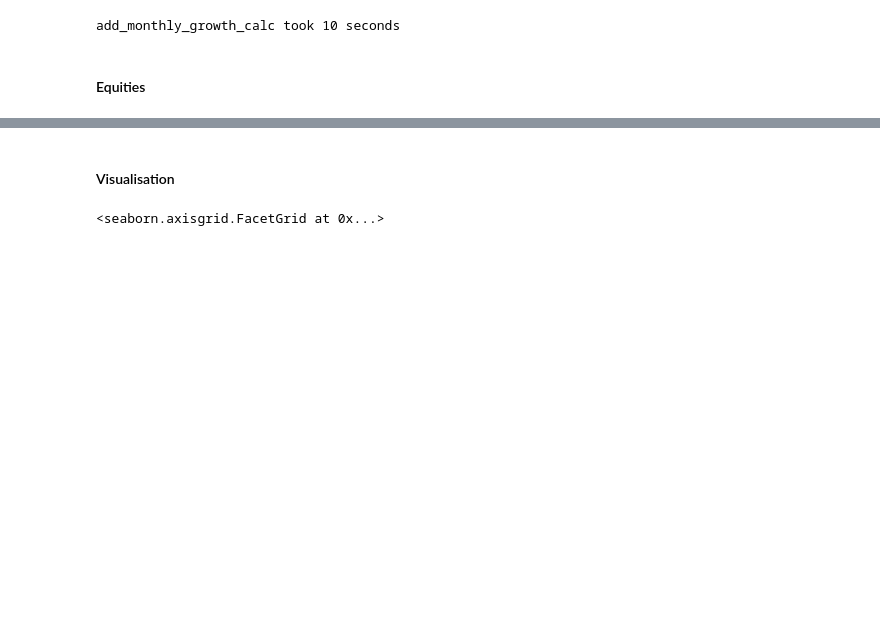
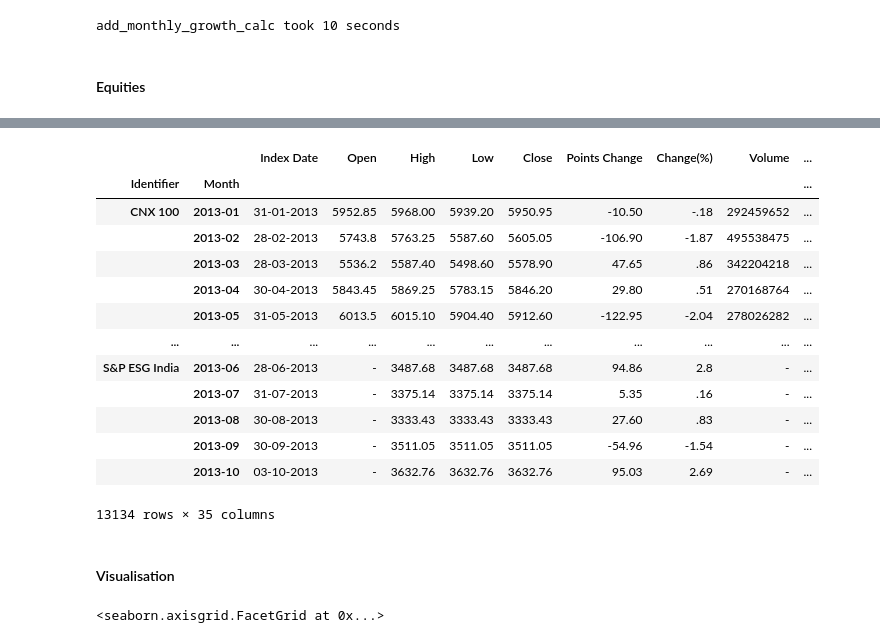
Before and after one commit to nareshrohra/markets_insights, a Jupyter notebook: src/test.ipynb, the cells around one changed output, grey strips where cells are left out. Saved outputs shown, nothing was run; the diff lists cells and outputs as text; code cells hidden in the pictures; blank space fills up the shorter version.

```diff
--- a/src/test.ipynb
+++ b/src/test.ipynb
@@ -84,8 +83,8 @@ ManualDataProcessor.process took 11 seconds
 #### Indices
 # %%
 from_date = datetime.date(1990, 1, 1)
-to_date = datetime.date(2023, 5, 29)
-#to_date = datetime.date.today()
+#to_date = datetime.date(2023, 5, 29)
+to_date = datetime.date.today()
 result_indices = historicalDataProcessor.process(nseIndicesReader, {'from_date': from_date, 'to_date': to_date})
 # %% [output]
 Started to read data
@@ -118,3 +127,20 @@ add_monthly_growth_calc took 2 seconds
+# %%
+result_indices['monthly_grouped'].last()
+# %% [output]
+|  |  | Index Date | Open | High | Low | Close | Points Change | Change(%) | Volume | ... |
+| Identifier | Month |  |  |  |  |  |  |  |  | ... |
+| CNX 100 | 2013-01 | 31-01-2013 | 5952.85 | 5968.00 | 5939.20 | 5950.95 | -10.50 | -.18 | 292459652 | ... |
+|  | 2013-02 | 28-02-2013 | 5743.8 | 5763.25 | 5587.60 | 5605.05 | -106.90 | -1.87 | 495538475 | ... |
+|  | 2013-03 | 28-03-2013 | 5536.2 | 5587.40 | 5498.60 | 5578.90 | 47.65 | .86 | 342204218 | ... |
+|  | 2013-04 | 30-04-2013 | 5843.45 | 5869.25 | 5783.15 | 5846.20 | 29.80 | .51 | 270168764 | ... |
+|  | 2013-05 | 31-05-2013 | 6013.5 | 6015.10 | 5904.40 | 5912.60 | -122.95 | -2.04 | 278026282 | ... |
+| ... | ... | ... | ... | ... | ... | ... | ... | ... | ... | ... |
+| S&P ESG India | 2013-06 | 28-06-2013 | - | 3487.68 | 3487.68 | 3487.68 | 94.86 | 2.8 | - | ... |
+|  | 2013-07 | 31-07-2013 | - | 3375.14 | 3375.14 | 3375.14 | 5.35 | .16 | - | ... |
+|  | 2013-08 | 30-08-2013 | - | 3333.43 | 3333.43 | 3333.43 | 27.60 | .83 | - | ... |
+|  | 2013-09 | 30-09-2013 | - | 3511.05 | 3511.05 | 3511.05 | -54.96 | -1.54 | - | ... |
+|  | 2013-10 | 03-10-2013 | - | 3632.76 | 3632.76 | 3632.76 | 95.03 | 2.69 | - | ... |
+13134 rows × 35 columns
 # %% [markdown]
 #### Visualisation
 # %%
```
Also changed, not shown: parts of 4 cells of this notebook, 1 other file.
